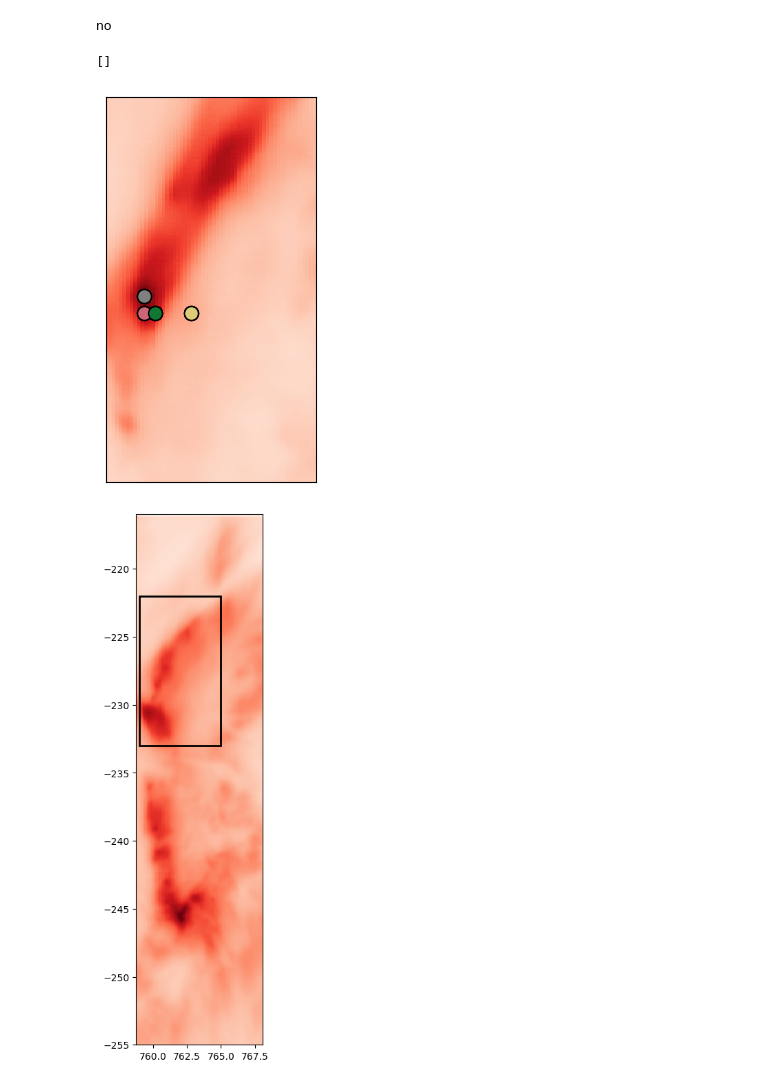
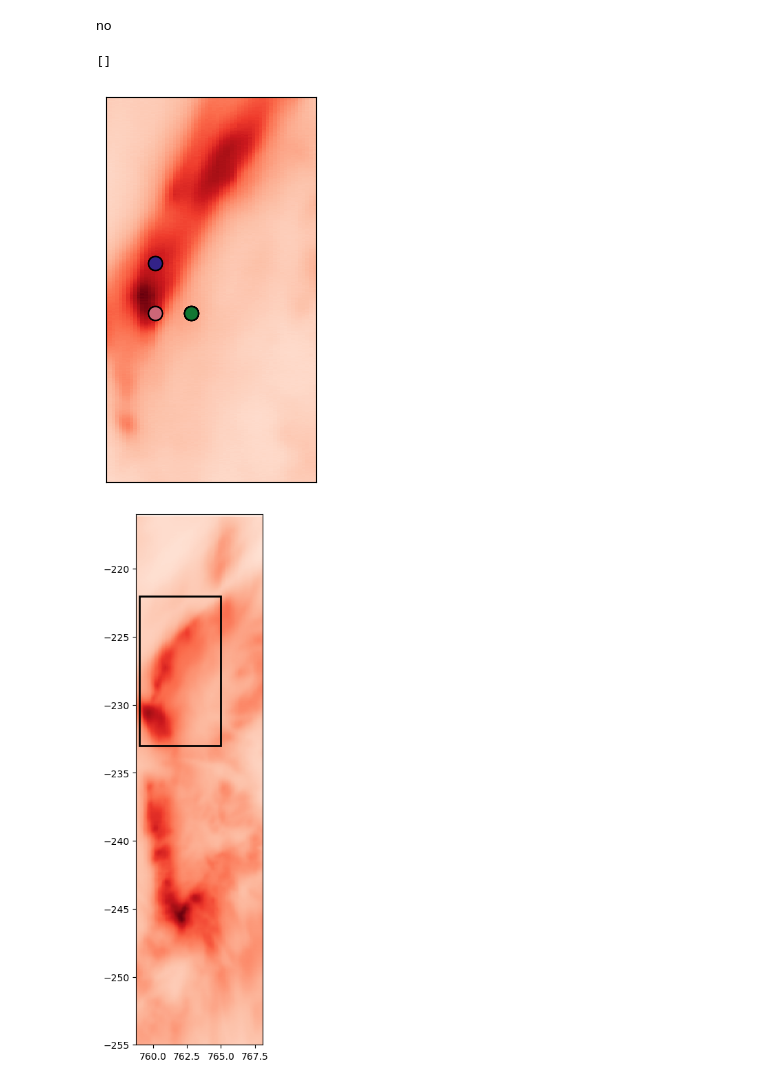
Before and after one commit to coletamburri2112/Flare_Patrol_Analysis, a Jupyter notebook: NOTEBOOKS/11_Aug_2024_Flare_Paper_Plots/11Aug2024_DKIST_RADYN+RH_CaIIH_Heps.ipynb, the cells around one changed output. Drawn from its saved outputs; the diff is of its cells as text; code cells hidden in the pictures.

```diff
--- a/NOTEBOOKS/11_Aug_2024_Flare_Paper_Plots/11Aug2024_DKIST_RADYN+RH_CaIIH_Heps.ipynb
+++ b/NOTEBOOKS/11_Aug_2024_Flare_Paper_Plots/11Aug2024_DKIST_RADYN+RH_CaIIH_Heps.ipynb
@@ -328,7 +329,7 @@ colors=tol_colors.tol_cset('muted')
 if feature=='symmetric':
     choice_is = [2,7,8,10,11]
 elif feature=='blueshift':
-    choice_is = [3,6,9,11]
+    choice_is = [11,5,9]
 elif feature=='red':
     choice_is = [3,5,6,7]
 elif feature=='deepheating':
@@ -347,35 +348,37 @@ else:
 
 for i in range(len(choice_is)):
     for i in range(len(choice_is)):
-        if i==1:
+        if i==1 and feature != 'blueshift':
             ax.scatter(x_select[int(choice_is[i])],y_select[int(choice_is[i])],100,marker='o',c='grey',edgecolor='black')
         else:
             ax.scatter(x_select[int(choice_is[i])],y_select[int(choice_is[i])],100,marker='o',c=colors[i],edgecolor='black')
 
+        if i>1 and feature == 'blueshift':
+            ax.scatter(x_select[int(choice_is[i])],y_select[int(choice_is[i])],100,marker='o',c=colors[i+1],edgecolor='black')
 if feature =='blueshift':
     print("no")
     ax.set_ylim([-233,-222])
     ax.set_xlim([759,765])
     #ax.set_ylim([1200,500])
 elif feature=='symmetric':
     ax.set_ylim([-241,-235])
     ax.set_xlim([759,762])
     #ax.set_ylim([1220,1050])
 elif feature=='red':
     ax.set_ylim([-247,-243])
     ax.set_xlim([760,764])
 elif feature=='deepheating':
     ax.set_ylim([-247,-243])
     ax.set_xlim([759,763])
 
 ax.set_aspect('equal')
 
 ax.set_xticks([])
 ax.set_yticks([])
 # %% [output]
 no
 []
-[figure, old version]
+[figure, new version]
 # %%
 colors=tol_colors.tol_cset('muted')
 
```
Also changed, not shown: parts of 17 cells of this notebook, 2 other files.
